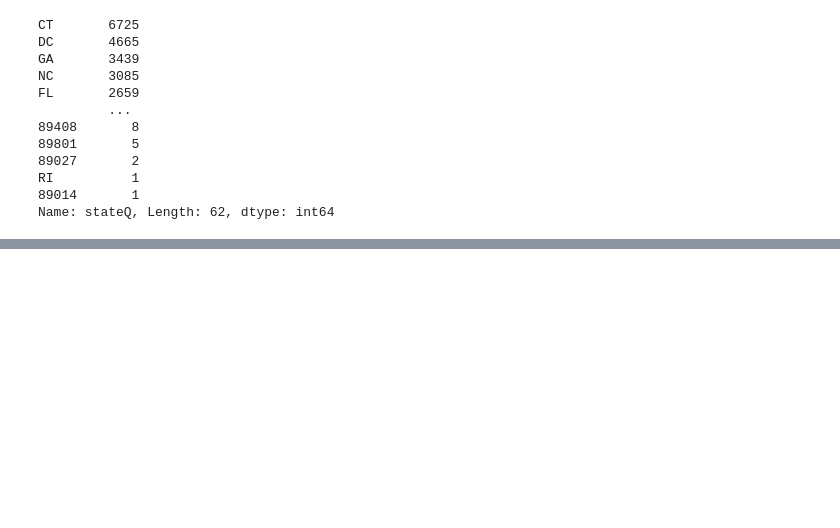
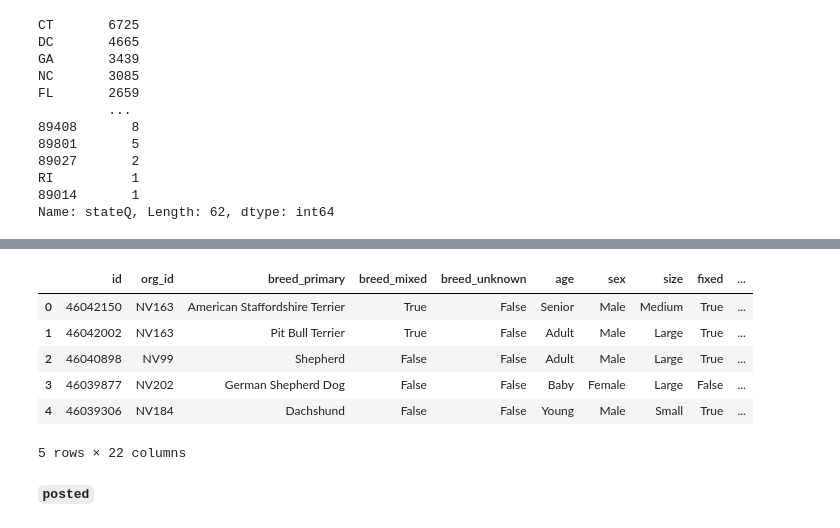
Before and after one commit to m3redithw/data-science-visualizations, a Jupyter notebook: AdoptableDogs /wrangle.ipynb, the cells around one changed output, grey strips where cells are left out. Saved outputs shown, nothing was run; the diff lists cells and outputs as text; code cells hidden in the pictures; blank space fills up the shorter version.

```diff
--- a/AdoptableDogs /wrangle.ipynb
+++ b/AdoptableDogs /wrangle.ipynb
@@ -159,2 +174,3 @@ Name: stateQ, Length: 62, dtype: int64
 # %%
-df.drop(columns = ['index', 'url', 'type.x', 'species', 'type.y', ''])
+# drop columns
+df.drop(columns = ['index', 'url', 'type.x', 'species', 'type.y', 'status'], inplace = True)
@@ -160,0 +199,12 @@ df.drop(columns = ['index', 'url', 'type.x', 'species', 'type.y', ''])
+# %%
+df.head()
+# %% [output]
+|  | id | org_id | breed_primary | breed_mixed | breed_unknown | age | sex | size | fixed | ... |
+| 0 | 46042150 | NV163 | American Staffordshire Terrier | True | False | Senior | Male | Medium | True | ... |
+| 1 | 46042002 | NV163 | Pit Bull Terrier | True | False | Adult | Male | Large | True | ... |
+| 2 | 46040898 | NV99 | Shepherd | False | False | Adult | Male | Large | True | ... |
+| 3 | 46039877 | NV202 | German Shepherd Dog | False | False | Baby | Female | Large | False | ... |
+| 4 | 46039306 | NV184 | Dachshund | False | False | Young | Male | Small | True | ... |
+5 rows × 22 columns
+# %% [markdown]
+**`posted`**
```
Also changed, not shown: parts of 11 cells of this notebook.
